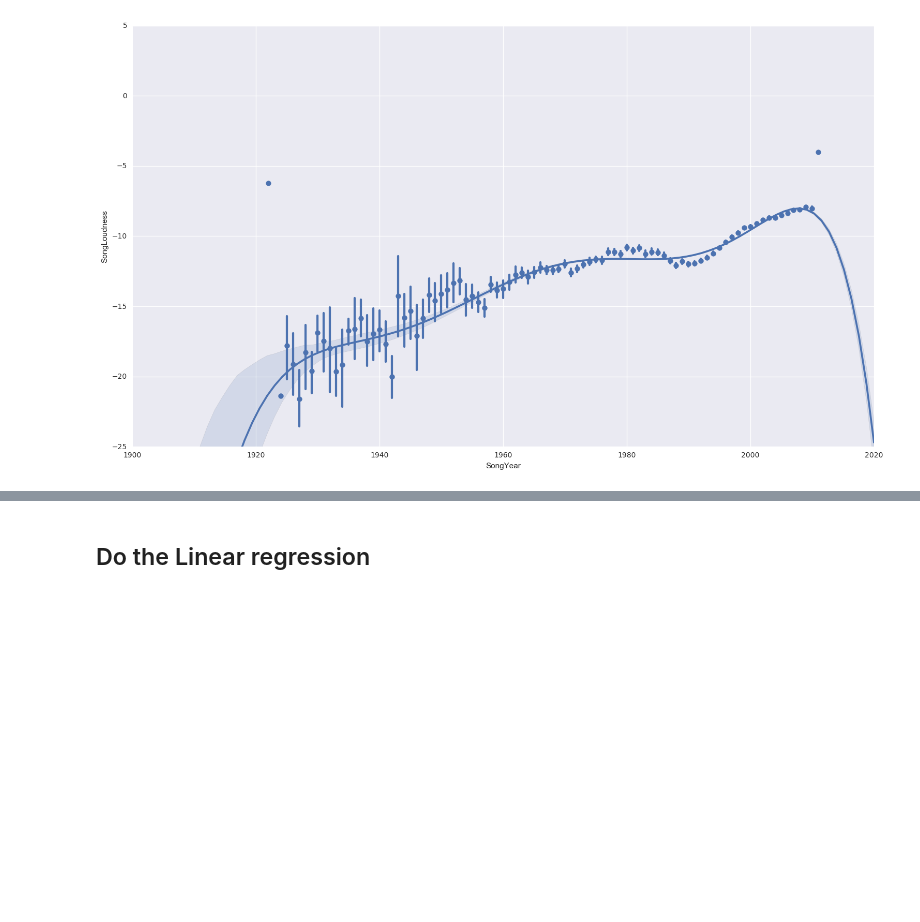
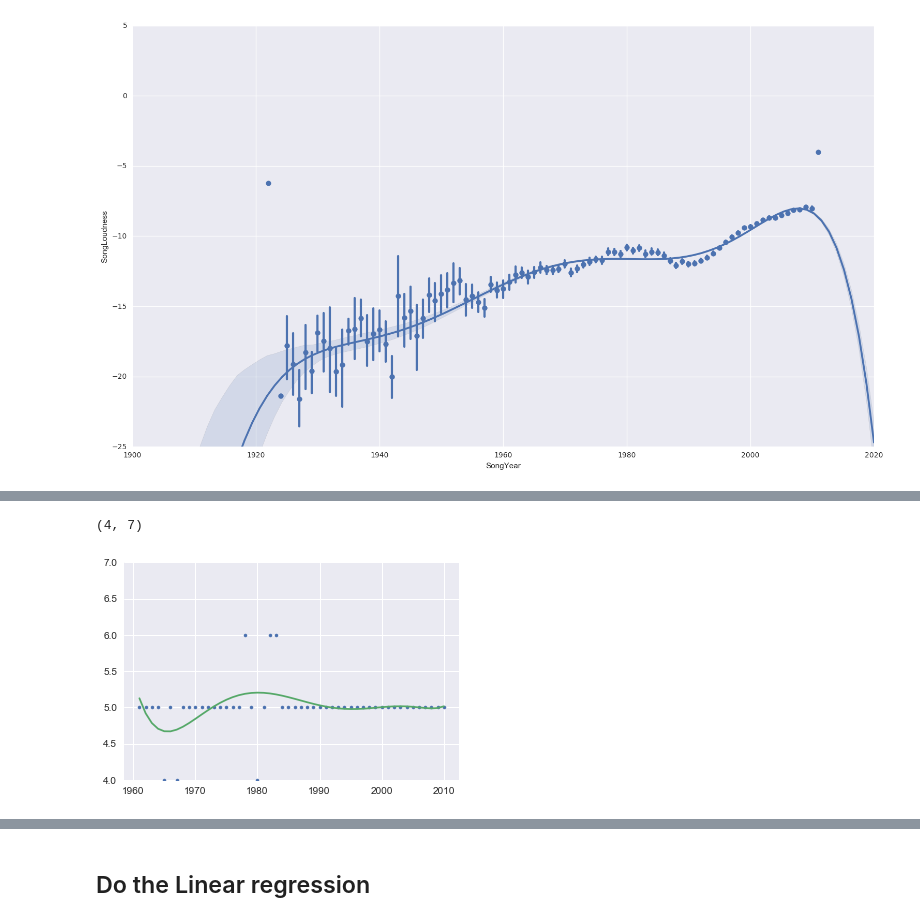
Before and after one commit to maxpr/ADA, a Jupyter notebook: project/Solution.ipynb, the cells around one changed output, grey strips where cells are left out. Drawn from its saved outputs; the diff is of its cells as text; code cells hidden in the pictures; blank space fills up the shorter version.

```diff
--- a/project/Solution.ipynb
+++ b/project/Solution.ipynb
@@ -1311,0 +1325,10 @@ Wall time: 22min 51s
+# %%
+t = normalized_df[normalized_df['SongYear']>1960][normalized_df['SongKeyConfidence']>0.6][['SongYear','SongKey']].groupby('SongYear',as_index=False).median()
+x = np.array(list(t.SongYear))
+y = np.array(list(t.SongKey))
+p100 = np.poly1d(np.polyfit(x, y, 92))
+g = plt.plot(x, y, '.', x, p100(x), '-')
+plt.ylim(4,7)
+# %% [output]
+(4, 7)
+[figure, added]
```
Also changed, not shown: parts of 9 cells of this notebook.
